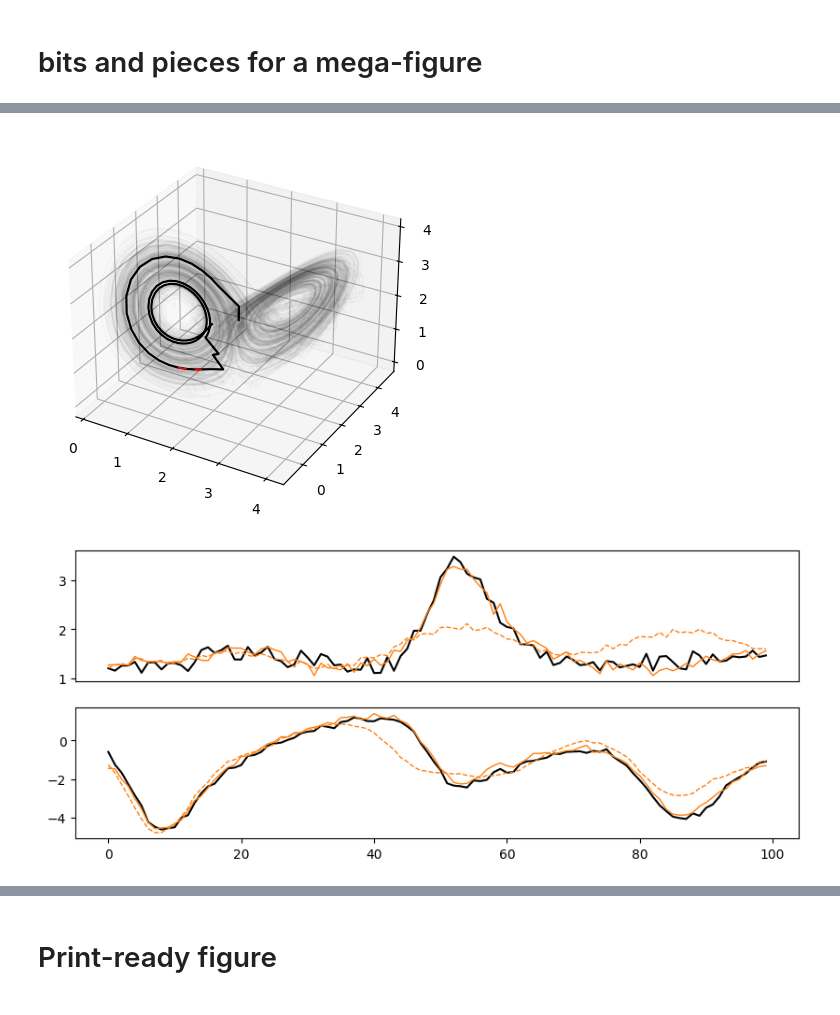
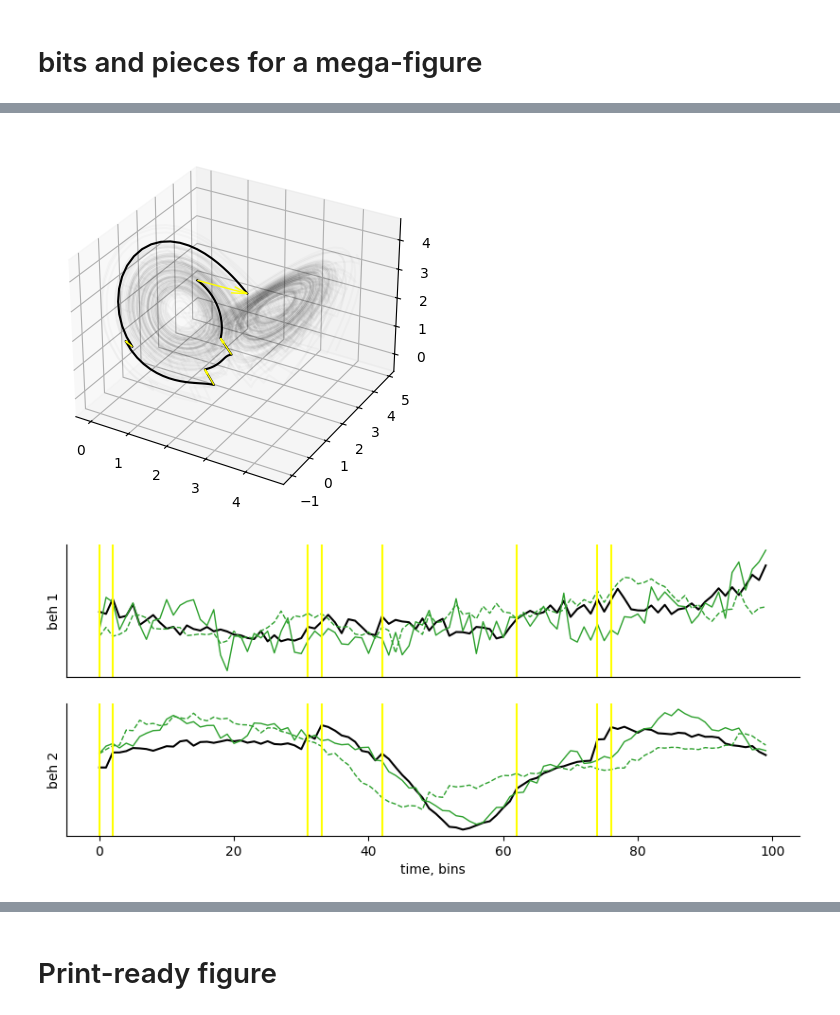
Before and after one commit to NinelK/BAND-torch, a Jupyter notebook: notebooks/post/compare_synthetic_pairs.ipynb, the cells around one changed output, grey strips where cells are left out. Drawn from its saved outputs; the diff is of its cells as text; code cells hidden in the pictures.

Commit message:
prepare the supplementary figure for synthetic tests

```diff
--- a/notebooks/post/compare_synthetic_pairs.ipynb
+++ b/notebooks/post/compare_synthetic_pairs.ipynb
@@ -803,8 +609,0 @@ y_pred = clf.predict(X_test)
-# %%
-fig, axes = plt.subplots(1, trial_num, figsize=(5*trial_num,3),sharey=True)
-for it, t in enumerate(trials2plot):
-    axes[it].plot(y_pred.reshape(both_control_means[1].shape[:2])[t,:], label=f'u_{j}')
-    axes[it].set_title(f'Trial {t}: {model_name.split("_")[0].upper()}')
-    axes[it].legend()
-    for l in test_set['kick_bins'][t]:
-        axes[it].axvline(l,c='k',alpha=0.2)
@@ -842,21 +609,0 @@ for i, model_name in enumerate(model_names):
-# %%
-# compute PSTHs
-t_before, t_after = 10, 20
-data_set = test_set
-both_PSTHs = [np.zeros((co_dim, t_before + t_after)) for _ in model_names]
-for i, model_name in enumerate(model_names):
-    for t in range(len(data_set['kick_bins'])):
-        for l in data_set['kick_bins'][t]:
-            if l-t_before >= 0 and l+t_after < both_controls[i].shape[1]:
-                both_PSTHs[i] += both_controls[i][t,l-t_before:l+t_after,:].T
-    both_PSTHs[i] /= float(len(data_set['kick_bins']))
-
-fig, ax = plt.subplots(1,2,figsize=(10,5),sharey=True)
-time_axis = np.arange(-t_before, t_after) * 0.01 * 1000
-for i, model_name in enumerate(model_names):
-    ax[i].plot(time_axis, both_PSTHs[i].T)
-    ax[i].set_title(f'{model_name.split("_")[0].upper()} input PSTH')
-    ax[i].set_xlabel('Time from kick (ms)')
-    ax[i].set_ylabel('Mean control input')
-    ax[i].axvline(0,c='k',alpha=0.2)
-    ax[i].axhline(0,c='k',alpha=0.2)
@@ -891,5 +636,5 @@ np.where(true_valid_inputs.sum(-1)!=0)
 # %%
-def plot_3D_trajectory(ax, z_true, inputs, trials2plot=[0]):
+def plot_3D_trajectory(ax, z_true, inputs, color_code, trials2plot=[0]):
     n_trials, n_time_bins, _ = z_true.shape
     for i in trials2plot:
         ax.plot(z_true[i, :, 0], z_true[i, :, 1], z_true[i, :, 2],color='k')
@@ -897,38 +642,44 @@ def plot_3D_trajectory(ax, z_true, inputs, trials2plot=[0]):
         for t in kick_t:
             origin = z_true[i,t]
             # vector = -inputs[i,t]*.1
-            vector = z_true[i,t+1] - z_true[i,t]
+            vector = z_true[i,t-1] - z_true[i,t]
             ax.quiver(origin[0], origin[1], origin[2],
                 vector[0], vector[1], vector[2],
-                color='red', length=1.0, linewidth=1, normalize=False)
+                color=color_code['input'], length=1.0, linewidth=1, normalize=False)
     for i in range(200):
         ax.plot(z_true[i, :, 0], z_true[i, :, 1], z_true[i, :, 2],color='k',alpha=0.02)
 
 fig = plt.figure()
 # create 3D axis
 axis = fig.add_subplot(111, projection='3d')
-plot_3D_trajectory(axis, valid_latents,true_valid_inputs, trials2plot=[0])
+plot_3D_trajectory(axis, valid_latents,true_valid_inputs, color_code, trials2plot=[4])
 # %% [output]
-[figure, old version]
+[figure, new version]
 # %%
-def plot_behavior_prediction(axes,true_beh,pred_beh,inputs,trials2plot=[0],c='C1',linestyles=None):
+def plot_behavior_prediction(axes,true_beh,pred_beh,inputs,color_code,trials2plot=[0],linestyles=None):
     assert len(axes) == true_beh.shape[-1], 'Number of axes does not match beh components'
 
     if linestyles is None:
         linestyles = ['solid' for _ in pred_beh]
     for i in range(len(axes)):
         for t in trials2plot:
             axes[i].plot(true_beh[t,:,i],c='k')
             for pb,ls in zip(pred_beh,linestyles):
-                axes[i].plot(pb[t,:,i],c=c,linestyle=ls,lw=1)
+                axes[i].plot(pb[t,:,i],c=color_code['causal'],linestyle=ls,lw=1)
             kick_t = np.where(inputs[t].sum(-1)!=0)[0]
             for kt in kick_t:
-                axes[i].axvline(kt,c='red')
+                axes[i].axvline(kt,c=color_code['input'])
 
         if i!=(len(axes)-1):
             axes[i].set_xticks([])
+        else:
+            axes[i].set_xlabel('time, bins')
+        axes[i].set_ylabel(f'beh {i+1}')
+        axes[i].set_yticks([])
+        axes[i].spines['top'].set_visible(False)
+        axes[i].spines['right'].set_visible(False)
 fig,axes = plt.subplots(2,figsize=(10,4))
-# plot_behavior_prediction(axes,true_valid_beh,[both_behaviors[1+8],both_behaviors[3+8]],true_valid_inputs,trials2plot=[12])
-plot_behavior_prediction(axes,true_valid_beh,[seq2seq_decoded_behs[3+4],seq2seq_decoded_behs_abl[3+4]],true_valid_inputs,trials2plot=[1],linestyles=['solid','dashed'])
+# plot_behavior_prediction(axes,true_valid_beh,[both_behaviors[1+4],both_behaviors[3+4]],true_valid_inputs,trials2plot=[12])
+plot_behavior_prediction(axes,true_valid_beh,[seq2seq_decoded_behs[3+4],seq2seq_decoded_behs_abl[3+4]],true_valid_inputs,color_code,trials2plot=[1],linestyles=['solid','dashed'])
 # %% [output]
-[figure, old version]
+[figure, new version]
```
Also changed, not shown: parts of 34 cells of this notebook, 3 other files.
